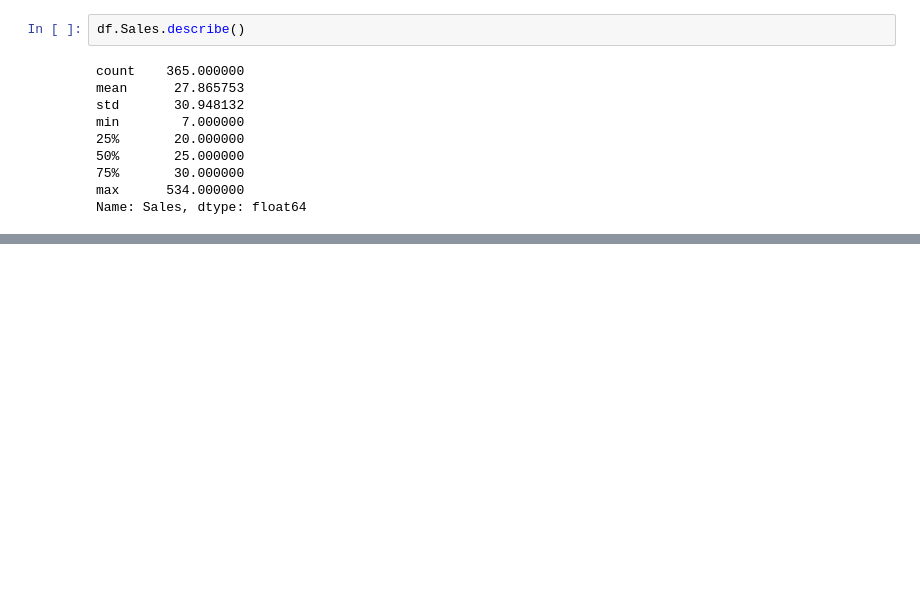
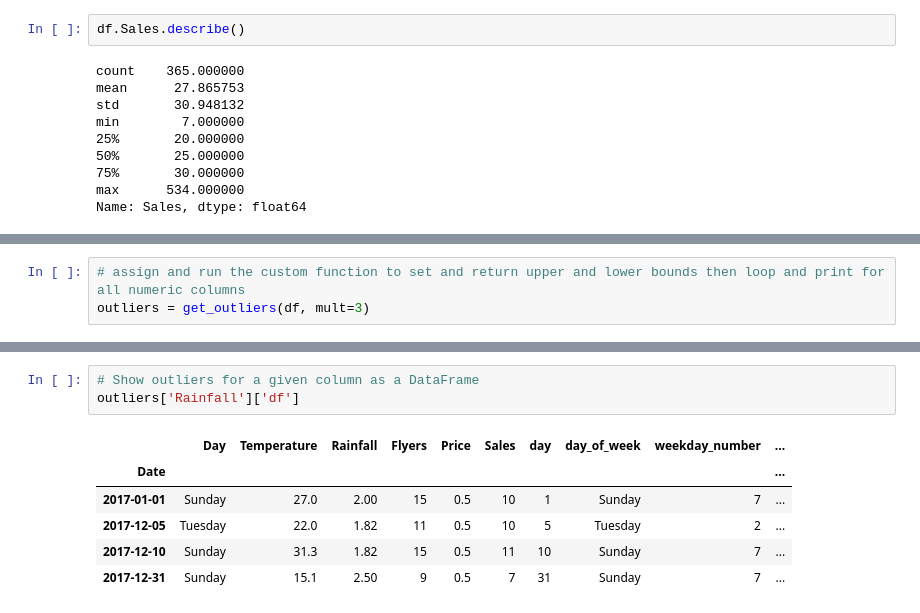
Before and after one commit to QMCBT-JustinEvans/anomaly-detection-exercises, a Jupyter notebook: continuous_probabilistic_methods.ipynb, the cells around one changed output, grey strips where cells are left out. Drawn from its saved outputs; the diff is of its cells as text; blank space fills up the shorter version.

```diff
--- a/continuous_probabilistic_methods.ipynb
+++ b/continuous_probabilistic_methods.ipynb
@@ -663,0 +690,3 @@ Name: Sales, dtype: float64
+# %%
+# assign and run the custom function to set and return upper and lower bounds then loop and print for all numeric columns
+outliers = get_outliers(df, mult=3)
@@ -663,0 +722,10 @@ Name: Sales, dtype: float64
+# %%
+# Show outliers for a given column as a DataFrame
+outliers['Rainfall']['df']
+# %% [output]
+|  | Day | Temperature | Rainfall | Flyers | Price | Sales | day | day_of_week | weekday_number | ... |
+| Date |  |  |  |  |  |  |  |  |  | ... |
+| 2017-01-01 | Sunday | 27.0 | 2.00 | 15 | 0.5 | 10 | 1 | Sunday | 7 | ... |
+| 2017-12-05 | Tuesday | 22.0 | 1.82 | 11 | 0.5 | 10 | 5 | Tuesday | 2 | ... |
+| 2017-12-10 | Sunday | 31.3 | 1.82 | 15 | 0.5 | 11 | 10 | Sunday | 7 | ... |
+| 2017-12-31 | Sunday | 15.1 | 2.50 | 9 | 0.5 | 7 | 31 | Sunday | 7 | ... |
```
Also changed, not shown: parts of 17 cells of this notebook.
